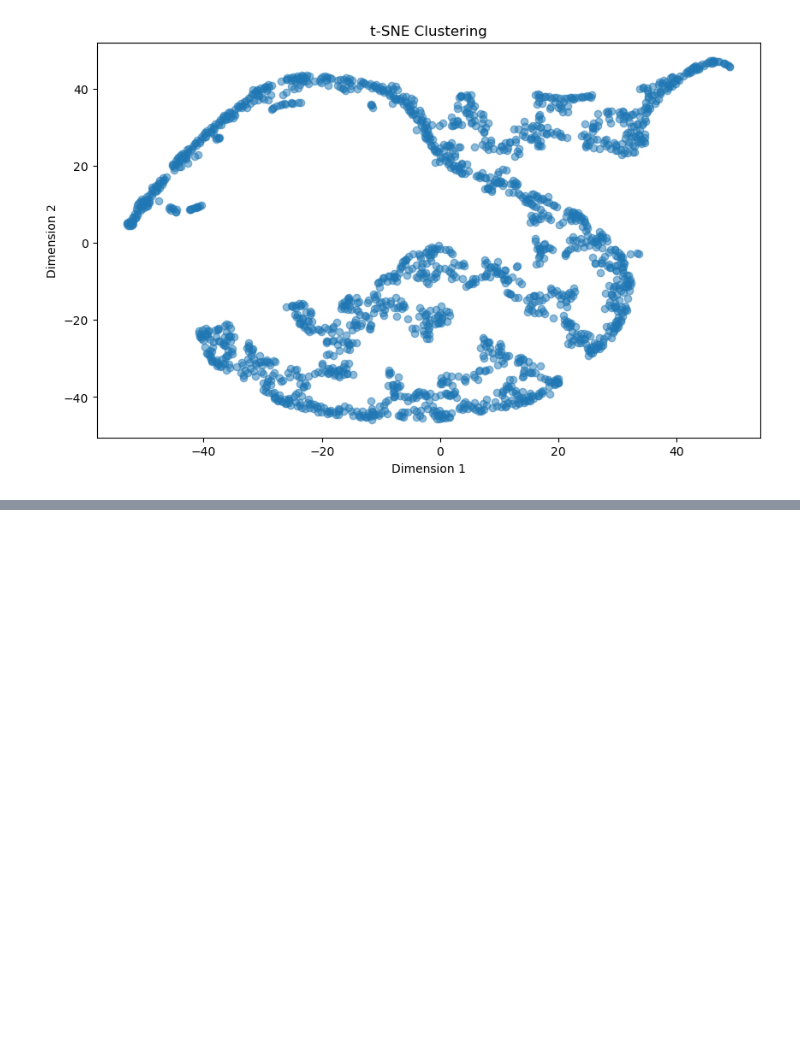
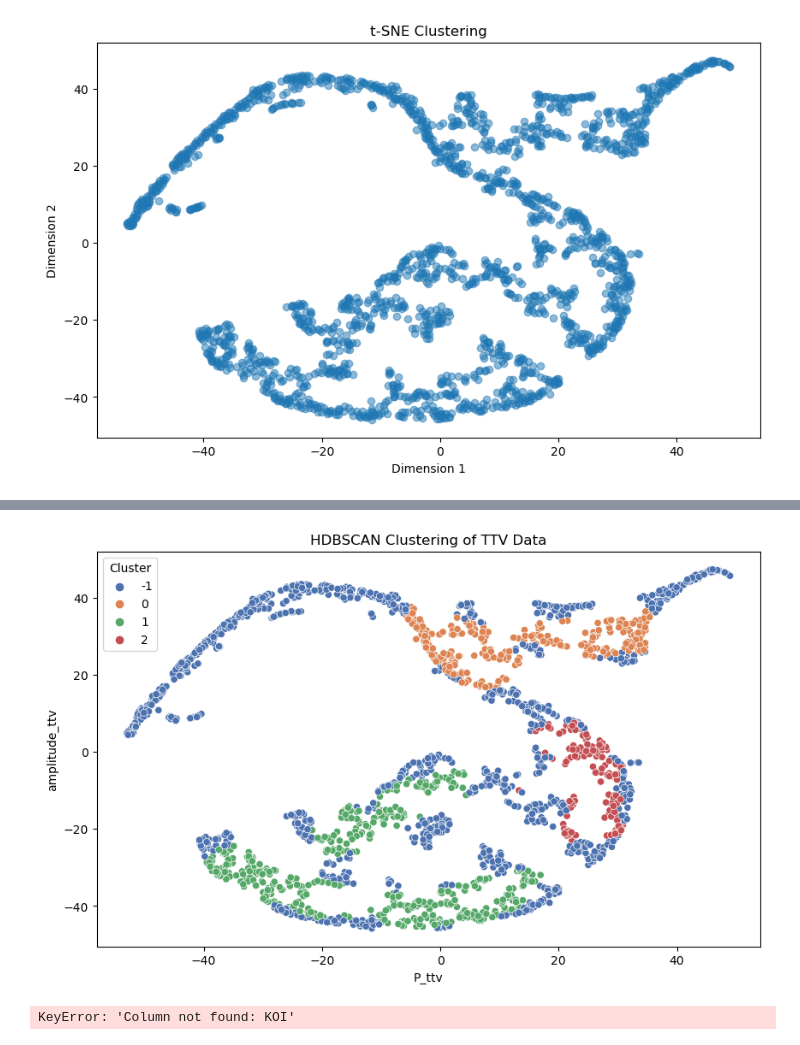
Before and after one commit to ssagynbayeva/TTVs-hacking, a Jupyter notebook: clustering.ipynb, the cells around one changed output, grey strips where cells are left out. Saved outputs shown, nothing was run; the diff lists cells and outputs as text; code cells hidden in the pictures; blank space fills up the shorter version.

```diff
--- a/clustering.ipynb
+++ b/clustering.ipynb
@@ -134,0 +270,32 @@ plt.show()
+# %%
+# Create and fit the HDBSCAN clustering model
+clusterer = hdbscan.HDBSCAN(min_cluster_size=100, gen_min_span_tree=True)
+clusterer.fit(tsne_df)
+
+# Add cluster labels to the original DataFrame
+tsne_df['cluster_label'] = clusterer.labels_
+
+# Visualize the clusters
+plt.figure(figsize=(10, 6))
+palette = sns.color_palette('deep', as_cmap=True)
+
+# Scatter plot
+sns.scatterplot(x='Dimension 1', y='Dimension 2', hue='cluster_label', data=tsne_df, palette=palette)
+plt.xlabel('P_ttv')
+plt.ylabel('amplitude_ttv')
+plt.title('HDBSCAN Clustering of TTV Data')
+plt.legend(title='Cluster')
+plt.show()
+# %% [output]
+[figure, added]
+# %%
+# Group the DataFrame by 'cluster_label' and aggregate 'KOI' values for each cluster
+cluster_koi_mapping = tsne_df.groupby('cluster_label')['KOI'].apply(list).reset_index(name='KOI_list')
+
+# Print or access the 'KOI' values for each cluster
+for index, row in cluster_koi_mapping.iterrows():
+    cluster_label = row['cluster_label']
+    koi_list = row['KOI_list']
+    print(f'Cluster {cluster_label}: {koi_list}')
+# %% [output]
+KeyError: 'Column not found: KOI'
```
Also changed, not shown: parts of 11 cells of this notebook.
